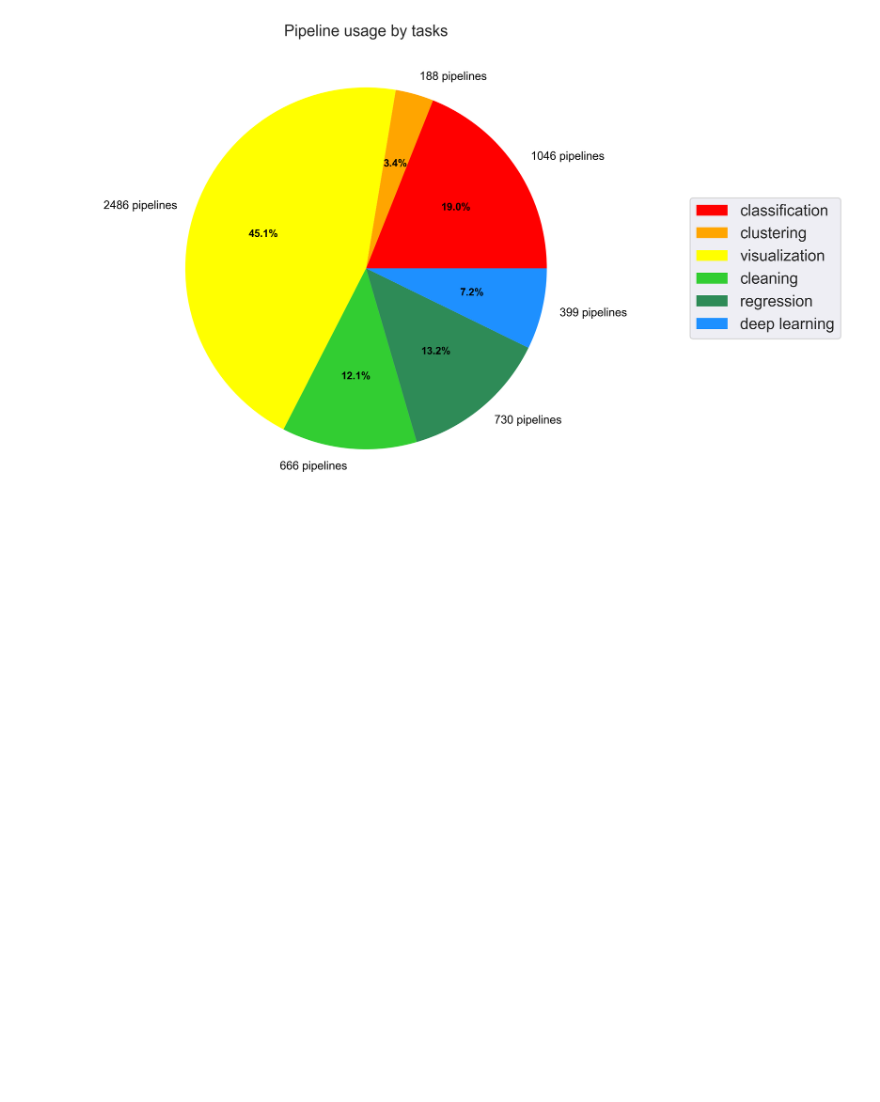
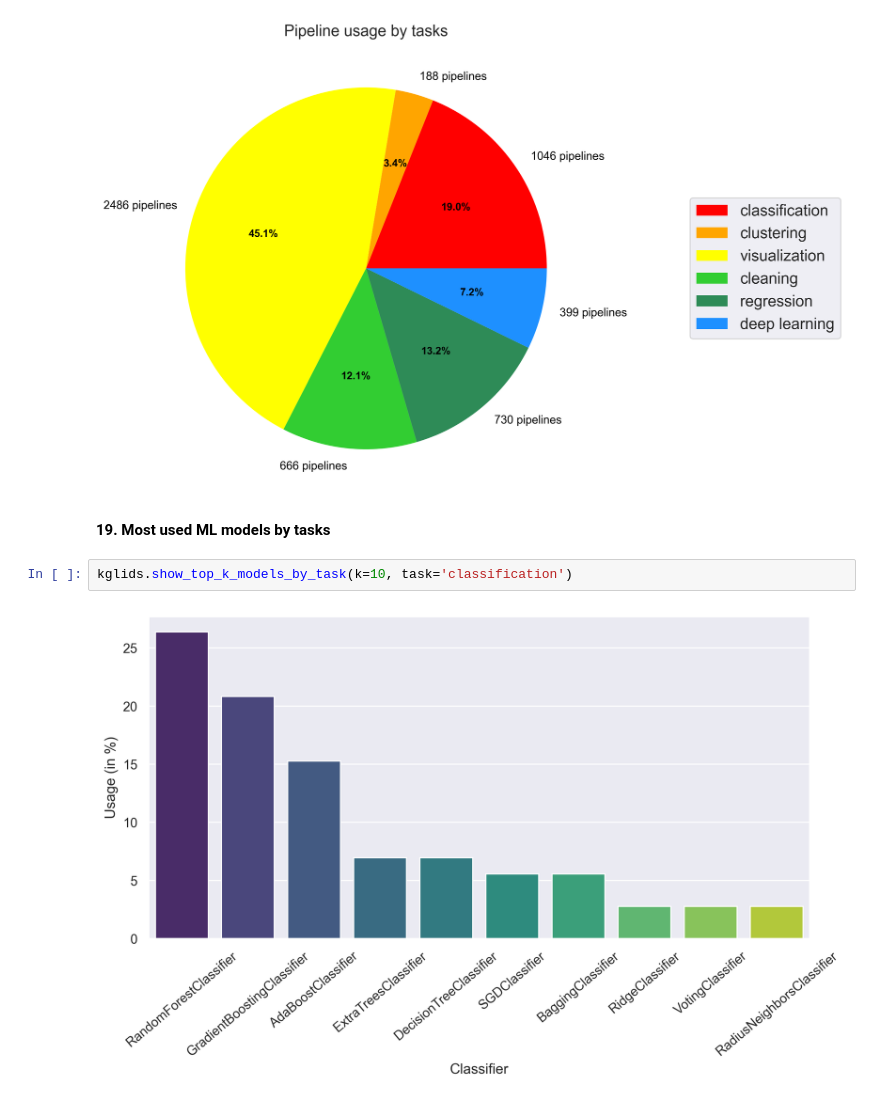
Before and after one commit to CoDS-GCS/kglids, a Jupyter notebook: KGLiDS_notebook.ipynb, the cells around one changed output. Drawn from its saved outputs; the diff is of its cells as text; blank space fills up the shorter version.

```diff
--- a/KGLiDS_notebook.ipynb
+++ b/KGLiDS_notebook.ipynb
@@ -390,3 +392,9 @@ kglids.recommend_transformations()
 kglids.show_pipeline_usage_by_task()
 # %% [output]
 [figure]
+# %% [markdown]
+<b> 19. Most used ML models by tasks</b>
+# %%
+kglids.show_top_k_models_by_task(k=10, task='classification')
+# %% [output]
+[figure, added]
```
Also changed, not shown: parts of 3 cells of this notebook, 2 other files.
